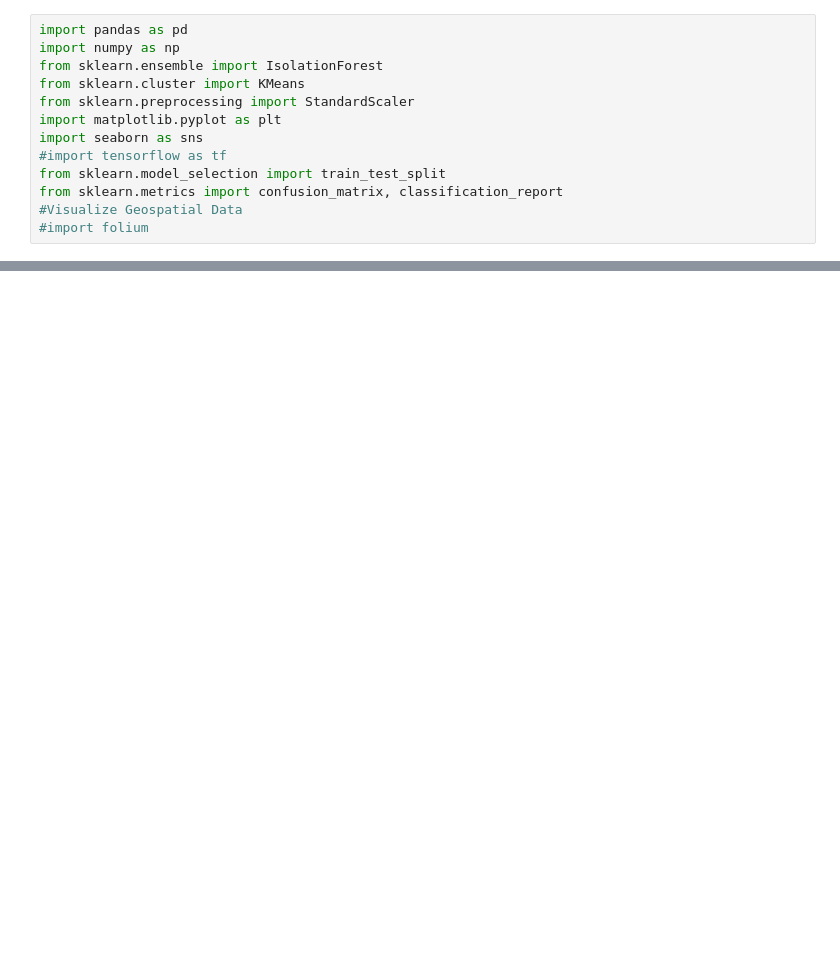
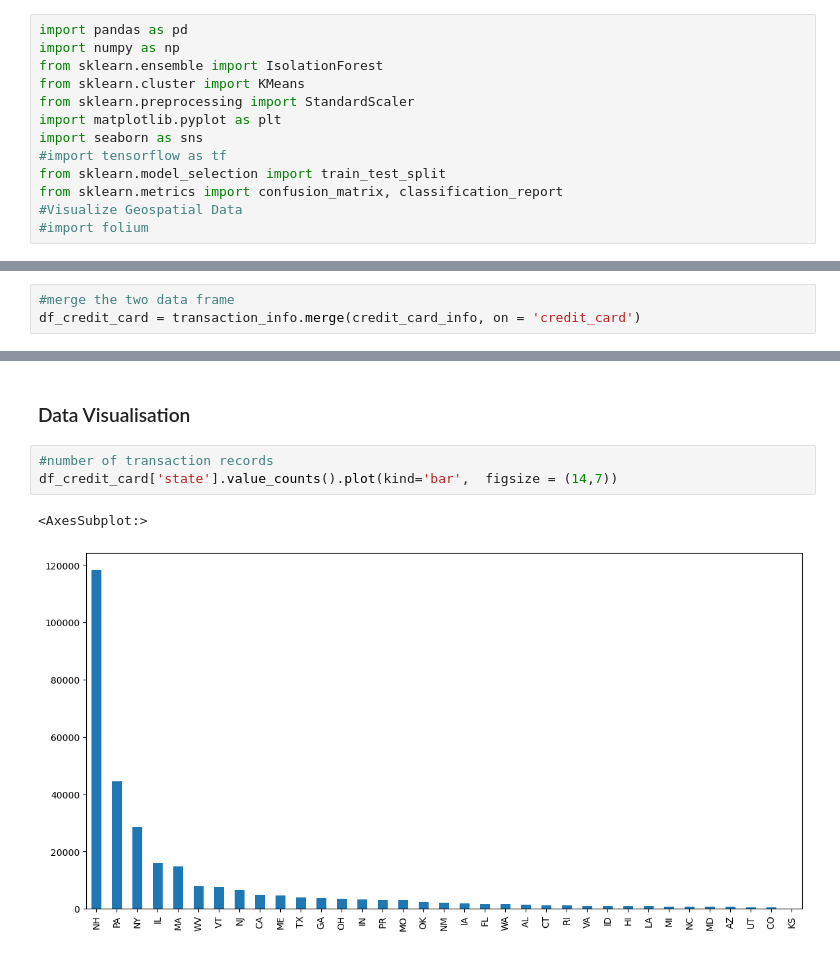
Before and after one commit to hajar-kaddouri/Final-Project2023, a Jupyter notebook: fun.ipynb, the cells around one changed output, grey strips where cells are left out. Drawn from its saved outputs; the diff is of its cells as text; blank space fills up the shorter version.

```diff
--- a/fun.ipynb
+++ b/fun.ipynb
@@ -19,0 +88,3 @@ FileNotFoundError: [Errno 2] No such file or directory: 'transaction.csv'
+# %%
+#merge the two data frame
+df_credit_card = transaction_info.merge(credit_card_info, on = 'credit_card')
@@ -19,0 +148,8 @@ FileNotFoundError: [Errno 2] No such file or directory: 'transaction.csv'
+# %% [markdown]
+### Data Visualisation
+# %%
+#number of transaction records
+df_credit_card['state'].value_counts().plot(kind='bar',  figsize = (14,7))
+# %% [output]
+<AxesSubplot:>
+[figure, added]
```
Also changed, not shown: parts of 12 cells of this notebook.
